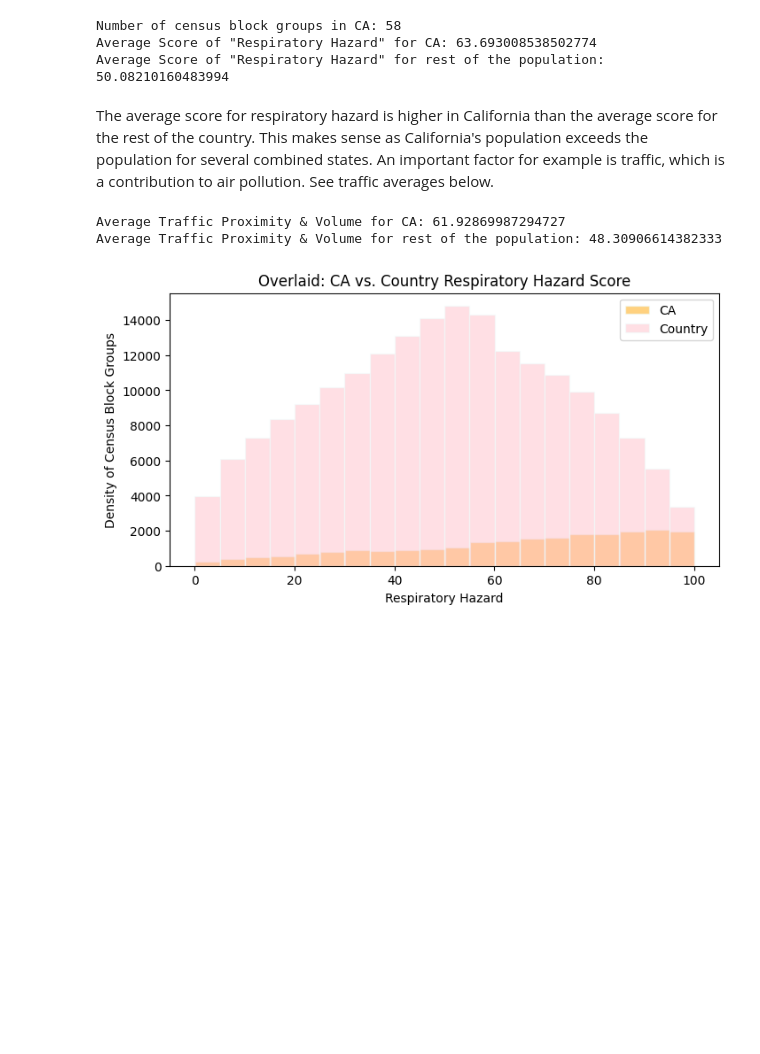
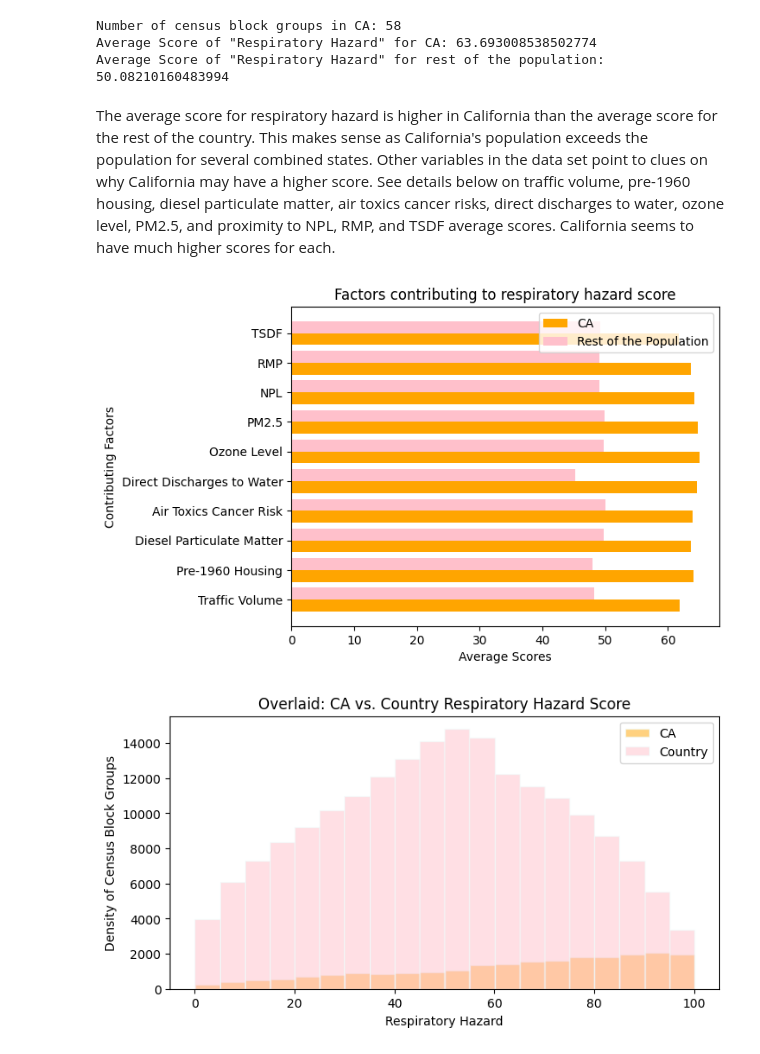
Before and after one commit to maggieesar/Respiratory-Hazard-Scores, a Jupyter notebook: lab01.ipynb, the cells around one changed output. Drawn from its saved outputs; the diff is of its cells as text; code cells hidden in the pictures; blank space fills up the shorter version.

```diff
--- a/lab01.ipynb
+++ b/lab01.ipynb
@@ -84,16 +85,53 @@ Number of census block groups in CA: 58
 Average Score of "Respiratory Hazard" for CA: 63.693008538502774
 Average Score of "Respiratory Hazard" for rest of the population: 50.08210160483994
 # %% [markdown]
-The average score for respiratory hazard is higher in California than the average score for the rest of the country. This makes sense as California's population exceeds the population for several combined states. An important factor for example is traffic, which is a contribution to air pollution. See traffic averages below.
+The average score for respiratory hazard is higher in California than the average score for the rest of the country. This makes sense as California's population exceeds the population for several combined states. Other variables in the data set point to clues on why California may have a higher score. See details below on traffic volume, pre-1960 housing, diesel particulate matter, air toxics cancer risks, direct discharges to water, ozone level, PM2.5, and proximity to NPL, RMP, and TSDF average scores. California seems to have much higher scores for each.
-# %%
-ca_traf_mean = ca_merge['P_PTRAF_D2'].mean()
-rest_traf_mean = rest_merge['P_PTRAF_D2'].mean()
-
-print(f'Average Traffic Proximity & Volume for CA: {ca_traf_mean}')
-print(f'Average Traffic Proximity & Volume for rest of the population: {rest_traf_mean}')
-# %% [output]
-Average Traffic Proximity & Volume for CA: 61.92869987294727
-Average Traffic Proximity & Volume for rest of the population: 48.30906614382333
+# %%
+ca_traf_mean = ca_merge['P_PTRAF_D2'].mean()
+ca_prehousing_mean = ca_merge['P_LDPNT_D2'].mean()
+ca_diesel_mean = ca_merge['P_DSLPM_D2'].mean()
+ca_cancer_mean = ca_merge['P_CANCR_D2'].mean()
+ca_water_mean = ca_merge['P_PWDIS_D2'].mean()
+ca_ozone_mean = ca_merge['P_OZONE_D2'].mean()
+ca_pm25_mean = ca_merge['P_PM25_D2'].mean()
+ca_NPL_mean = ca_merge['P_PNPL_D2'].mean()
+ca_RMP_mean = ca_merge['P_PRMP_D2'].mean()
+ca_TSDF_mean = ca_merge['P_PTSDF_D2'].mean()
+
+rest_traf_mean = rest_merge['P_PTRAF_D2'].mean()
+rest_prehousing_mean = rest_merge['P_LDPNT_D2'].mean()
+rest_diesel_mean = rest_merge['P_DSLPM_D2'].mean()
+rest_cancer_mean = rest_merge['P_CANCR_D2'].mean()
+rest_water_mean = rest_merge['P_PWDIS_D2'].mean()
+rest_ozone_mean = rest_merge['P_OZONE_D2'].mean()
+rest_pm25_mean = rest_merge['P_PM25_D2'].mean()
+rest_NPL_mean = rest_merge['P_PNPL_D2'].mean()
+rest_RMP_mean = rest_merge['P_PRMP_D2'].mean()
+rest_TSDF = rest_merge['P_PTSDF_D2'].mean()
+
+df2 = pd.DataFrame({
+    'Variables' : ['Traffic Volume', 'Pre-1960 Housing', 'Diesel Particulate Matter',
+                   'Air Toxics Cancer Risk', 'Direct Discharges to Water', 'Ozone Level',
+                   'PM2.5', 'NPL', 'RMP', 'TSDF'],
+    'CA' : [ca_traf_mean, ca_prehousing_mean, ca_diesel_mean, ca_cancer_mean,
+            ca_water_mean, ca_ozone_mean, ca_pm25_mean, ca_NPL_mean, ca_RMP_mean, ca_TSDF_mean],
+    'Rest of the Population' : [rest_traf_mean, rest_prehousing_mean, rest_diesel_mean,
+                                rest_cancer_mean, rest_water_mean, rest_ozone_mean,
+                                rest_pm25_mean, rest_NPL_mean, rest_RMP_mean, rest_TSDF]
+})
+
+y = np.arange(len(df2['Variables']))
+
+plt.barh(y - 0.2, df2['CA'], height=0.4, label='CA', color = 'orange')
+plt.barh(y + 0.2, df2['Rest of the US'], height=0.4, label='Rest of the Population', color = 'pink')
+plt.xlabel('Average Scores')
+plt.ylabel('Contributing Factors')
+plt.title('Factors contributing to respiratory hazard score')
+plt.yticks(y, df2['Variables'])
+plt.legend()
+plt.show()
+# %% [output]
+[figure, added]
 # %%
 #--------------------------------#4--------------------------------------
 plt.figure(figsize=(8, 4))
```
Also changed, not shown: parts of 1 cell of this notebook.
